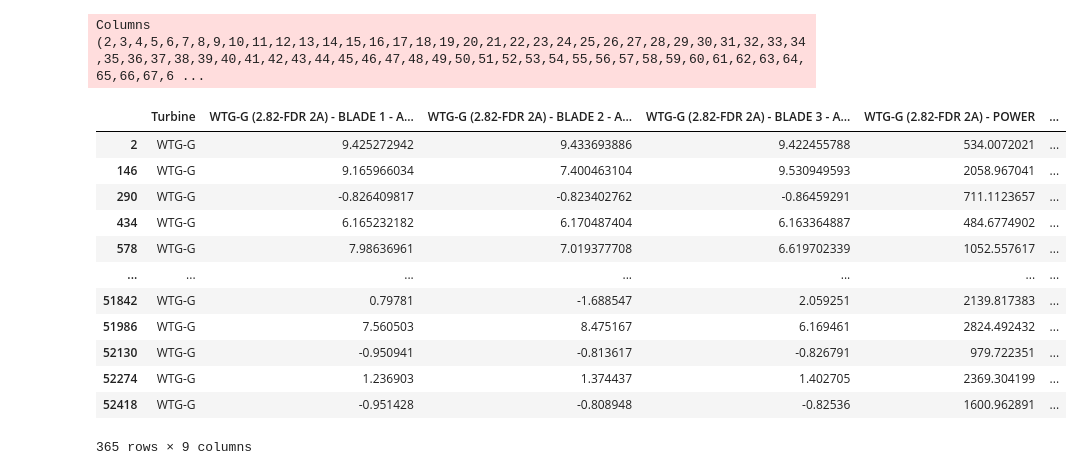
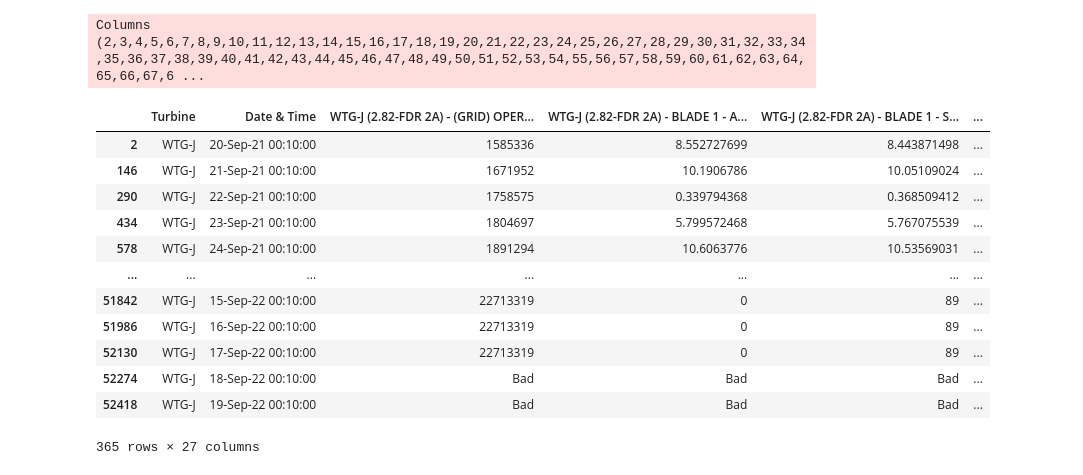
Before and after one commit to SuvanD0/Hack2022, a Jupyter notebook: dataproess.ipynb, the cells around one changed output. Cells and saved outputs as stored; diff of their text form; code cells hidden in the pictures.

```diff
--- a/dataproess.ipynb
+++ b/dataproess.ipynb
@@ -138,20 +129,20 @@ Columns (2,3,4,5,6,7,8,9,10,11,12,13,14,15,16,17,18,19,20,21,22,23,24,25,26,27,2
 # %%
-turbineG = pd.read_csv('WTG G.csv')
-turbineGRow=turbineG.iloc[2:52562:144]
-turbineGSample = turbineGRow.iloc[:,[0,11,13,15,69,83,90,96,127]]
-turbineGSample
+turbineJ = pd.read_csv('WTG J.csv')
+turbineJRow=turbineJ.iloc[2:52562:144]
+turbineJSample = turbineJRow.iloc[:,[0,1,2,11,12,13,14,15,16,26,29,35,69,71,91,82,83,87,90,96,99,101,102,105,124,127,128]]
+turbineJSample
 # %% [output]
 Columns (2,3,4,5,6,7,8,9,10,11,12,13,14,15,16,17,18,19,20,21,22,23,24,25,26,27,28,29,30,31,32,33,34,35,36,37,38,39,40,41,42,43,44,45,46,47,48,49,50,51,52,53,54,55,56,57,58,59,60,61,62,63,64,65,66,67,6 ...
-|  | Turbine | WTG-G (2.82-FDR 2A) - BLADE 1 - A... | WTG-G (2.82-FDR 2A) - BLADE 2 - A... | WTG-G (2.82-FDR 2A) - BLADE 3 - A... | WTG-G (2.82-FDR 2A) - POWER | ... |
-| 2 | WTG-G | 9.425272942 | 9.433693886 | 9.422455788 | 534.0072021 | ... |
-| 146 | WTG-G | 9.165966034 | 7.400463104 | 9.530949593 | 2058.967041 | ... |
-| 290 | WTG-G | -0.826409817 | -0.823402762 | -0.86459291 | 711.1123657 | ... |
-| 434 | WTG-G | 6.165232182 | 6.170487404 | 6.163364887 | 484.6774902 | ... |
-| 578 | WTG-G | 7.98636961 | 7.019377708 | 6.619702339 | 1052.557617 | ... |
+|  | Turbine | Date & Time | WTG-J (2.82-FDR 2A) - (GRID) OPER... | WTG-J (2.82-FDR 2A) - BLADE 1 - A... | WTG-J (2.82-FDR 2A) - BLADE 1 - S... | ... |
+| 2 | WTG-J | 20-Sep-21 00:10:00 | 1585336 | 8.552727699 | 8.443871498 | ... |
+| 146 | WTG-J | 21-Sep-21 00:10:00 | 1671952 | 10.1906786 | 10.05109024 | ... |
+| 290 | WTG-J | 22-Sep-21 00:10:00 | 1758575 | 0.339794368 | 0.368509412 | ... |
+| 434 | WTG-J | 23-Sep-21 00:10:00 | 1804697 | 5.799572468 | 5.767075539 | ... |
+| 578 | WTG-J | 24-Sep-21 00:10:00 | 1891294 | 10.6063776 | 10.53569031 | ... |
 | ... | ... | ... | ... | ... | ... | ... |
-| 51842 | WTG-G | 0.79781 | -1.688547 | 2.059251 | 2139.817383 | ... |
-| 51986 | WTG-G | 7.560503 | 8.475167 | 6.169461 | 2824.492432 | ... |
-| 52130 | WTG-G | -0.950941 | -0.813617 | -0.826791 | 979.722351 | ... |
-| 52274 | WTG-G | 1.236903 | 1.374437 | 1.402705 | 2369.304199 | ... |
-| 52418 | WTG-G | -0.951428 | -0.808948 | -0.82536 | 1600.962891 | ... |
+| 51842 | WTG-J | 15-Sep-22 00:10:00 | 22713319 | 0 | 89 | ... |
+| 51986 | WTG-J | 16-Sep-22 00:10:00 | 22713319 | 0 | 89 | ... |
+| 52130 | WTG-J | 17-Sep-22 00:10:00 | 22713319 | 0 | 89 | ... |
+| 52274 | WTG-J | 18-Sep-22 00:10:00 | Bad | Bad | Bad | ... |
+| 52418 | WTG-J | 19-Sep-22 00:10:00 | Bad | Bad | Bad | ... |
-365 rows × 9 columns
+365 rows × 27 columns
```
Also changed, not shown: parts of 16 cells of this notebook, 16 other files.
